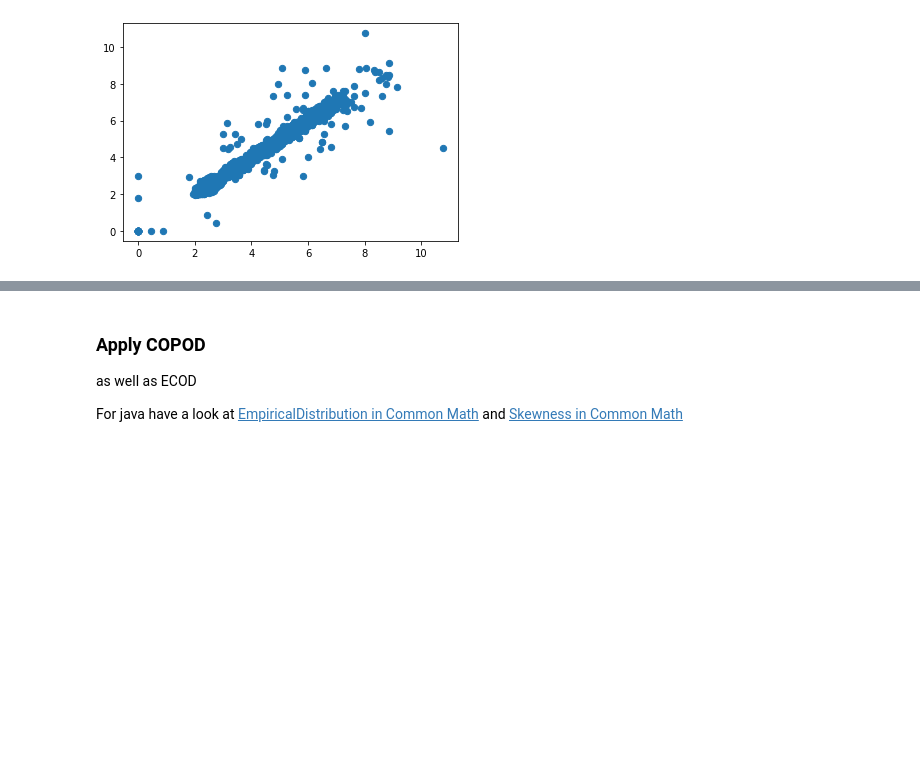
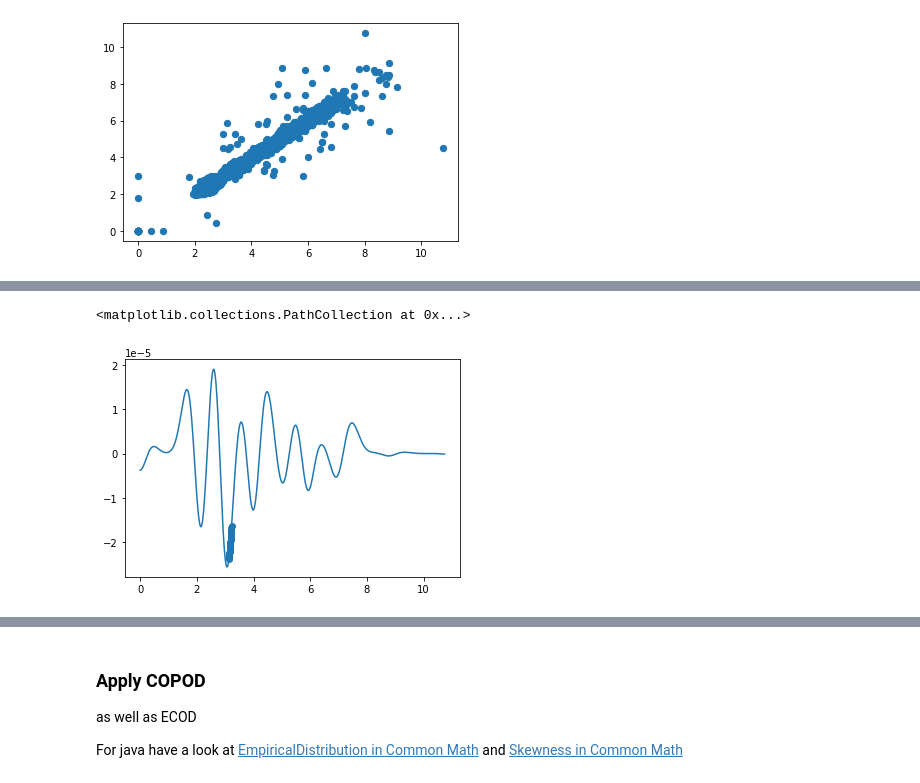
Before and after one commit to sedgewickmm18/notebooks-attic, a Jupyter notebook: COPOD.ipynb, the cells around one changed output, grey strips where cells are left out. Drawn from its saved outputs; the diff is of its cells as text; code cells hidden in the pictures; blank space fills up the shorter version.

```diff
--- a/COPOD.ipynb
+++ b/COPOD.ipynb
@@ -89,0 +144,6 @@ plt.scatter(temp_win[:, 0], temp_win[:, 1], s=40, cmap='viridis');
+# %%
+plt.plot(dist_x[:-2], hess_f)
+plt.scatter(dist_x[i_max-10:i_max+10], hess_f[i_max-10:i_max+10])
+# %% [output]
+<matplotlib.collections.PathCollection at 0x...>
+[figure, added]
```
Also changed, not shown: parts of 15 cells of this notebook, 12 other files.
